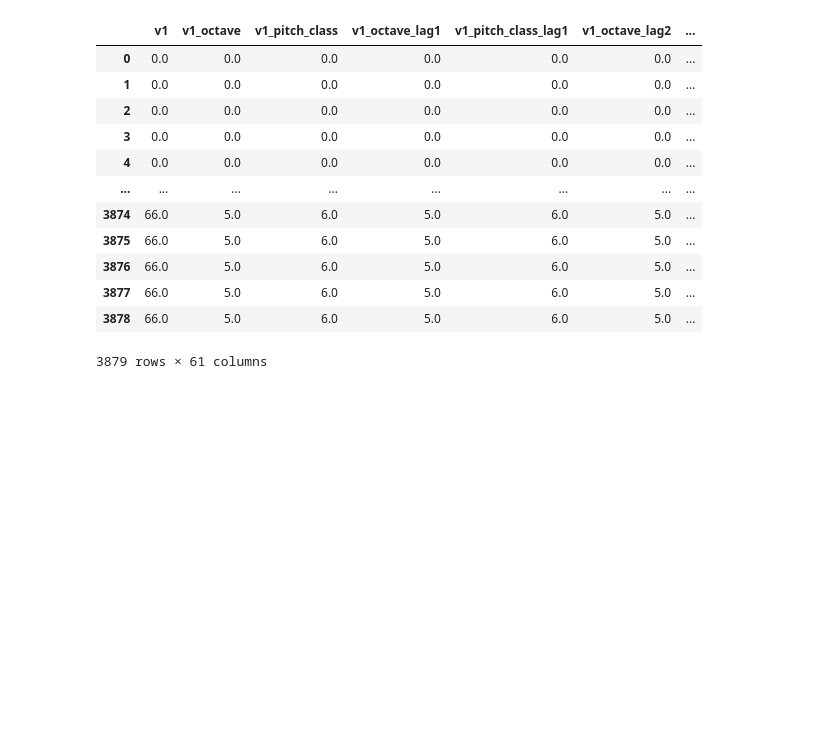
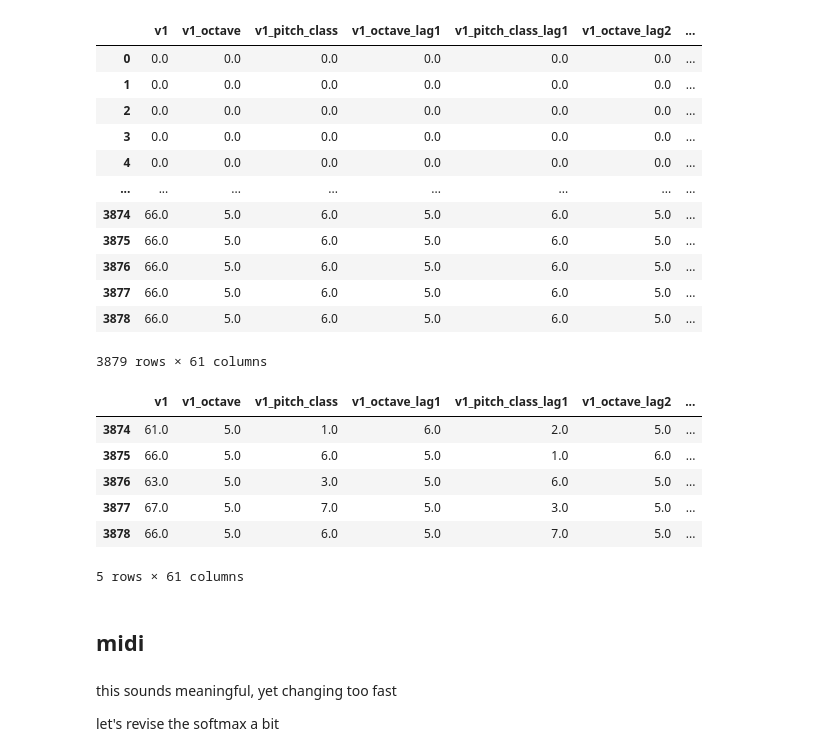
Before and after one commit to Sciurus365/MLProject2021, a Jupyter notebook: MultiStep.ipynb, the cells around one changed output. Drawn from its saved outputs; the diff is of its cells as text; code cells hidden in the pictures; blank space fills up the shorter version.

Commit message:
revise the midi script; midi for the output

```diff
--- a/MultiStep.ipynb
+++ b/MultiStep.ipynb
@@ -218,0 +224,35 @@ dfV1_pred
+# %%
+dfV1_pred_stoc = dfV1.iloc[1:3780]
+for i in range(100):
+    # making the next row with blanks
+    temp_next_row = pd.DataFrame([np.nan, np.nan, np.nan]+dfV1_pred_stoc.tail(1).iloc[:,1:-2].values.tolist()[0][:]).T
+    temp_next_row.columns = dfV1_pred_stoc.columns
+    dfV1_pred_stoc = dfV1_pred_stoc.append(temp_next_row, ignore_index=True)
+
+    # predict the next octave, stochastically
+    d = rcv_pipe.decision_function(dfV1_pred.tail(1).iloc[:,3:])
+    probs = [np.exp(i) / np.sum(np.exp(i)) for i in d]
+    temp_v1_octave = random.choices(rcv_pipe.classes_, weights=probs[0])[0]
+    dfV1_pred_stoc.iloc[-1,1] = temp_v1_octave
+
+    # predict the next pitch class, stochastically
+    if(temp_v1_octave == 0):
+        temp_v1_pitch_class = 0
+    else:
+        d2 = rcv_pipe2.decision_function(dfV1_pred.tail(1).loc[:,dfV1_pred.columns.drop(['v1', 'v1_pitch_class'])])
+        probs2 = [np.exp(i) / np.sum(np.exp(i)) for i in d2]
+        temp_v1_pitch_class = random.choices(rcv_pipe2.classes_, weights=probs2[0])[0]
+    dfV1_pred_stoc.iloc[-1,2] = temp_v1_pitch_class
+    dfV1_pred_stoc.iloc[-1,0] = temp_v1_octave * 12 + temp_v1_pitch_class
+# %%
+dfV1_pred_stoc.tail()
+# %% [output]
+|  | v1 | v1_octave | v1_pitch_class | v1_octave_lag1 | v1_pitch_class_lag1 | v1_octave_lag2 | ... |
+| 3874 | 61.0 | 5.0 | 1.0 | 6.0 | 2.0 | 5.0 | ... |
+| 3875 | 66.0 | 5.0 | 6.0 | 5.0 | 1.0 | 6.0 | ... |
+| 3876 | 63.0 | 5.0 | 3.0 | 5.0 | 6.0 | 5.0 | ... |
+| 3877 | 67.0 | 5.0 | 7.0 | 5.0 | 3.0 | 5.0 | ... |
+| 3878 | 66.0 | 5.0 | 6.0 | 5.0 | 7.0 | 5.0 | ... |
+5 rows × 61 columns
+# %% [markdown]
+## midi
@@ -218,0 +273,4 @@ dfV1_pred
+# %% [markdown]
+this sounds meaningful, yet changing too fast
+
+let's revise the softmax a bit
```
Also changed, not shown: parts of 6 cells of this notebook, 3 other files.
